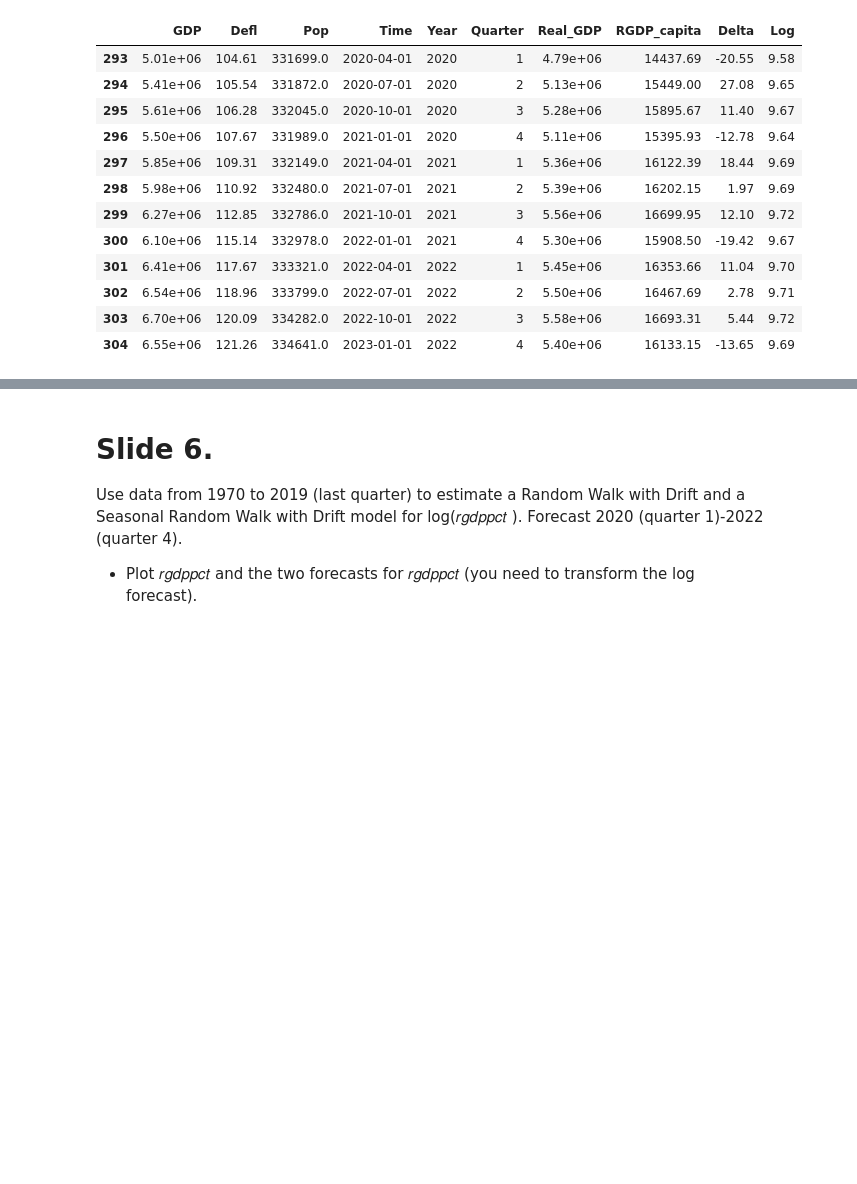
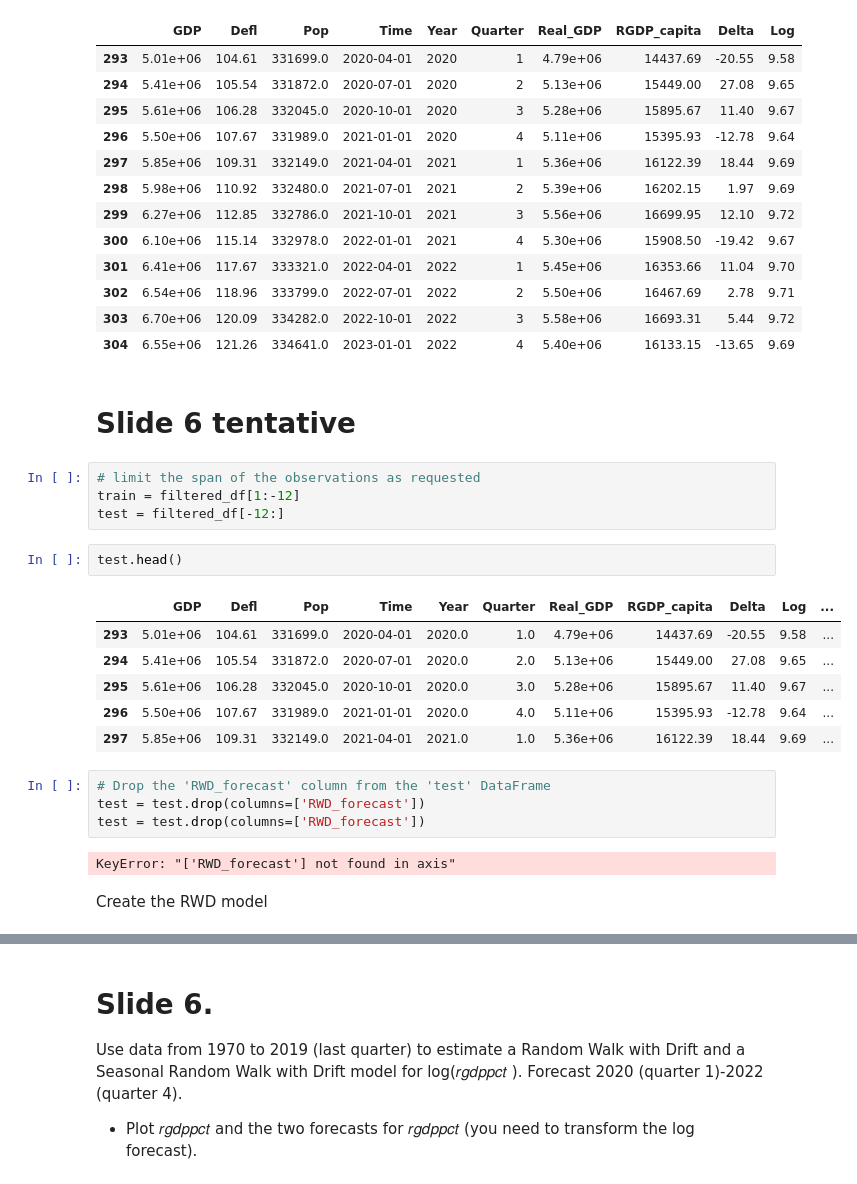
Before and after one commit to giordanovitale/Time-Series-Assignments, a Jupyter notebook: Assignment 2/Assignment2.ipynb, the cells around one changed output, grey strips where cells are left out. Cells and saved outputs as stored; diff of their text form; blank space fills up the shorter version.

```diff
--- a/Assignment 2/Assignment2.ipynb
+++ b/Assignment 2/Assignment2.ipynb
@@ -339,3 +338,26 @@ filtered_df.iloc[-12:]
 | 302 | 6.54e+06 | 118.96 | 333799.0 | 2022-07-01 | 2022 | 2 | 5.50e+06 | 16467.69 | 2.78 | 9.71 |
 | 303 | 6.70e+06 | 120.09 | 334282.0 | 2022-10-01 | 2022 | 3 | 5.58e+06 | 16693.31 | 5.44 | 9.72 |
 | 304 | 6.55e+06 | 121.26 | 334641.0 | 2023-01-01 | 2022 | 4 | 5.40e+06 | 16133.15 | -13.65 | 9.69 |
+# %% [markdown]
+# Slide 6 tentative
+# %%
+# limit the span of the observations as requested
+train = filtered_df[1:-12]
+test = filtered_df[-12:]
+# %%
+test.head()
+# %% [output]
+|  | GDP | Defl | Pop | Time | Year | Quarter | Real_GDP | RGDP_capita | Delta | Log | ... |
+| 293 | 5.01e+06 | 104.61 | 331699.0 | 2020-04-01 | 2020.0 | 1.0 | 4.79e+06 | 14437.69 | -20.55 | 9.58 | ... |
+| 294 | 5.41e+06 | 105.54 | 331872.0 | 2020-07-01 | 2020.0 | 2.0 | 5.13e+06 | 15449.00 | 27.08 | 9.65 | ... |
+| 295 | 5.61e+06 | 106.28 | 332045.0 | 2020-10-01 | 2020.0 | 3.0 | 5.28e+06 | 15895.67 | 11.40 | 9.67 | ... |
+| 296 | 5.50e+06 | 107.67 | 331989.0 | 2021-01-01 | 2020.0 | 4.0 | 5.11e+06 | 15395.93 | -12.78 | 9.64 | ... |
+| 297 | 5.85e+06 | 109.31 | 332149.0 | 2021-04-01 | 2021.0 | 1.0 | 5.36e+06 | 16122.39 | 18.44 | 9.69 | ... |
+# %%
+# Drop the 'RWD_forecast' column from the 'test' DataFrame
+test = test.drop(columns=['RWD_forecast'])
+test = test.drop(columns=['RWD_forecast'])
+# %% [output]
+KeyError: "['RWD_forecast'] not found in axis"
+# %% [markdown]
+Create the RWD model
```
Also changed, not shown: parts of 17 cells of this notebook.
